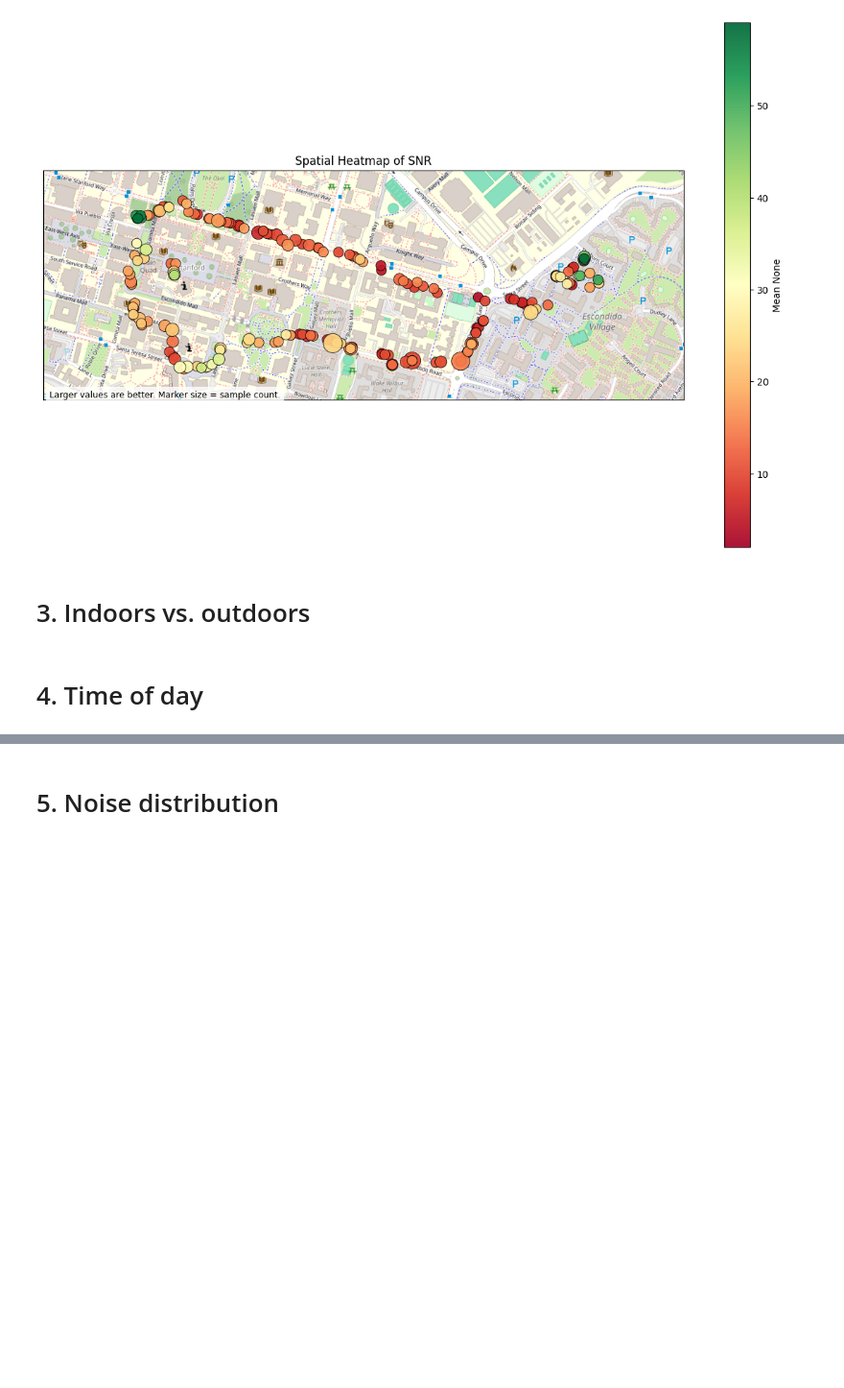
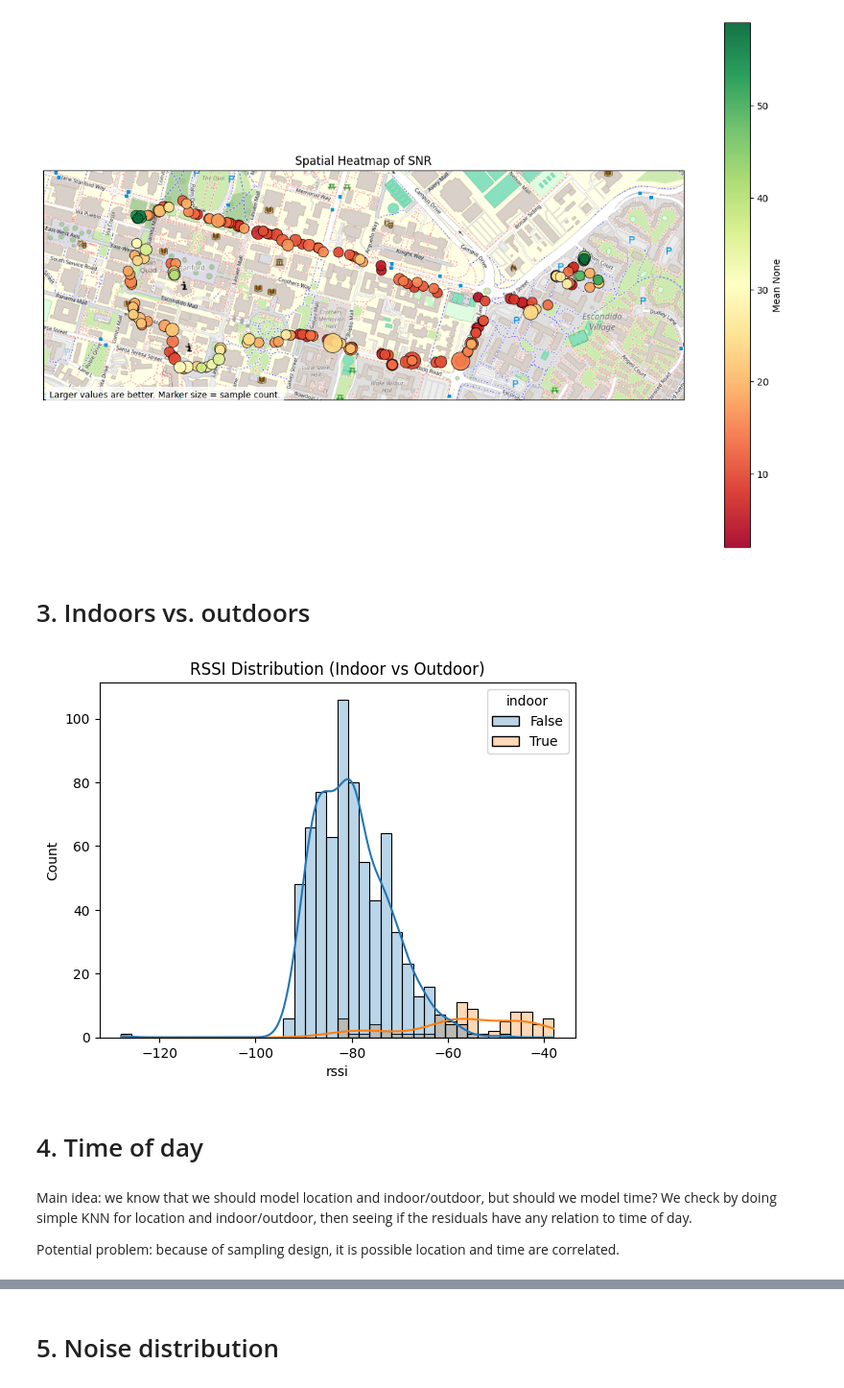
Before and after one commit to kevinzluo/where-my-wifi, a Jupyter notebook: code/eda.ipynb, the cells around one changed output, grey strips where cells are left out. Shown at 96% size. Drawn from its saved outputs; the diff is of its cells as text; code cells hidden in the pictures; blank space fills up the shorter version.

```diff
--- a/code/eda.ipynb
+++ b/code/eda.ipynb
@@ -53,5 +52,15 @@ SNR heatmap uses 254 unique coordinate bins from 951 rows.
 [figure]
 # %% [markdown]
 # 3. Indoors vs. outdoors
+# %%
+sns.histplot(data=wifi_df, x="rssi", hue="indoor", bins=40, kde=True, alpha=0.3)
+plt.title("RSSI Distribution (Indoor vs Outdoor)")
+plt.show()
+# %% [output]
+[figure, added]
 # %% [markdown]
 # 4. Time of day
+# %% [markdown]
+Main idea: we know that we should model location and indoor/outdoor, but should we model time? We check by doing simple KNN for location and indoor/outdoor, then seeing if the residuals have any relation to time of day.
+
+Potential problem: because of sampling design, it is possible location and time are correlated.
```
Also changed, not shown: parts of 16 cells of this notebook, 3 other files.
